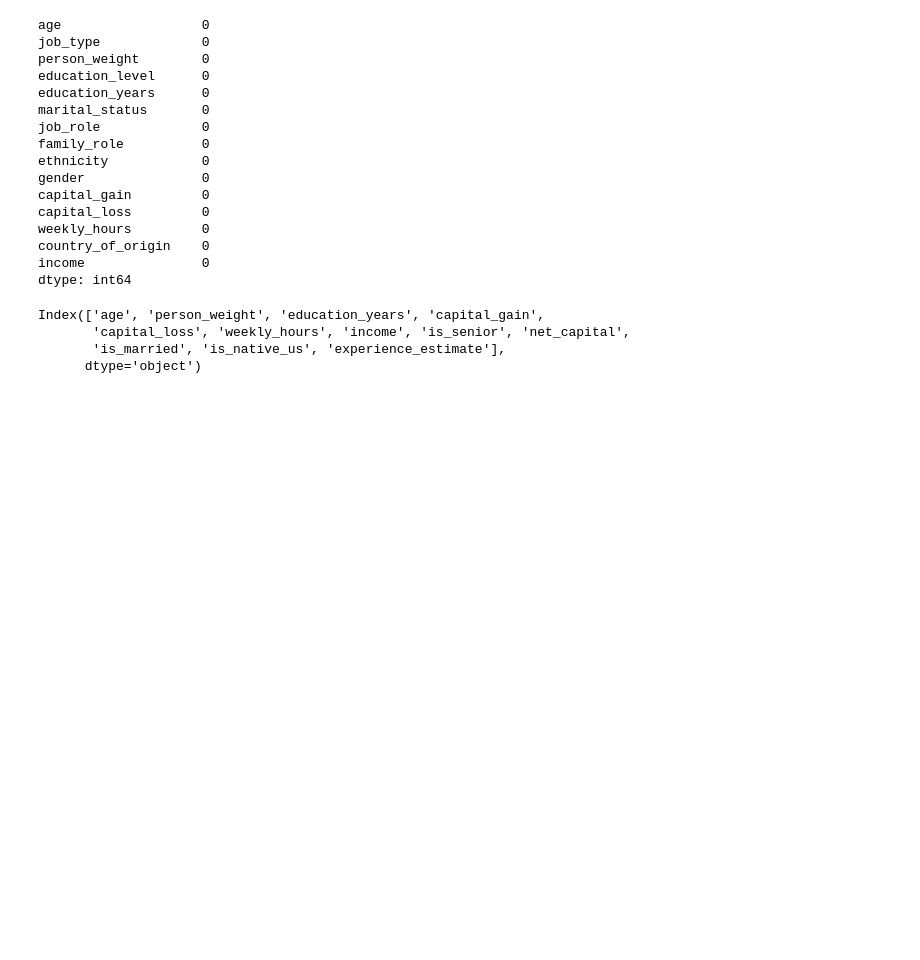
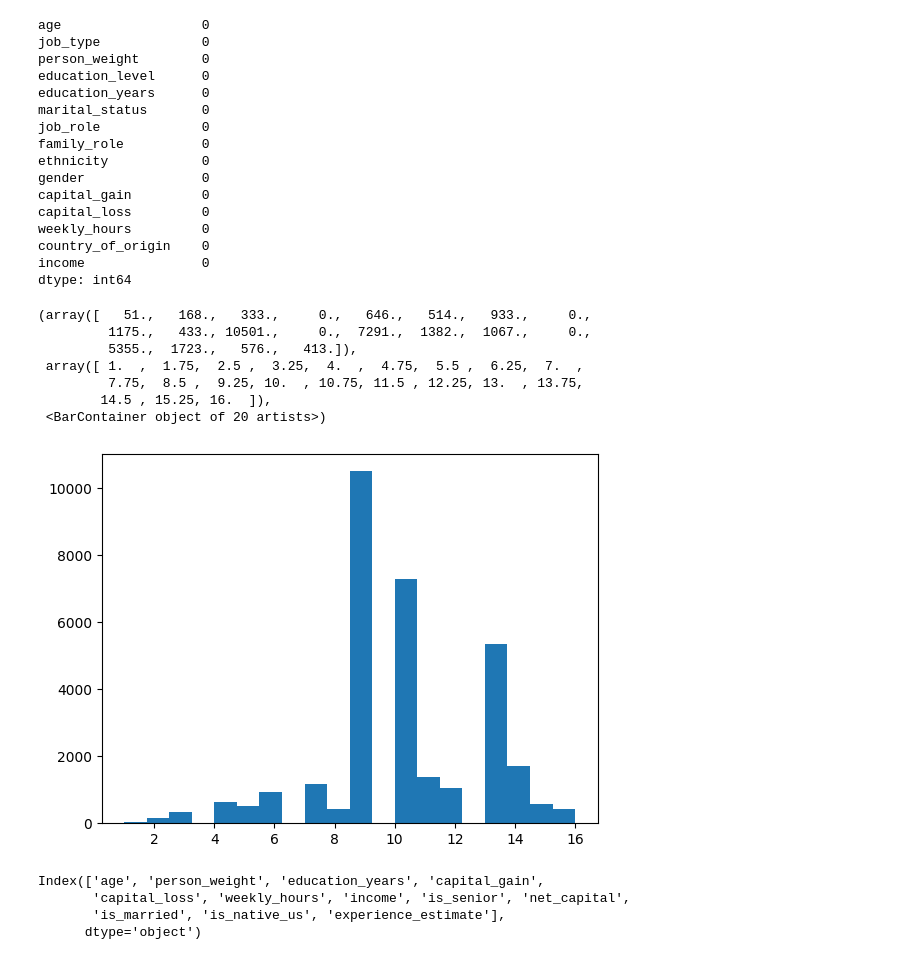
Before and after one commit to Manikantasammeta/AI-ML-Projects, a Jupyter notebook: RandomForest/adult_income_dataset/Main.ipynb, the cells around one changed output. Cells and saved outputs as stored; diff of their text form; code cells hidden in the pictures; blank space fills up the shorter version.

```diff
--- a/RandomForest/adult_income_dataset/Main.ipynb
+++ b/RandomForest/adult_income_dataset/Main.ipynb
@@ -147,6 +147,17 @@ weekly_hours         0
 country_of_origin    0
 income               0
 dtype: int64
+# %%
+plt.hist(df['education_years'], bins=20)
+# %% [output]
+(array([   51.,   168.,   333.,     0.,   646.,   514.,   933.,     0.,
+         1175.,   433., 10501.,     0.,  7291.,  1382.,  1067.,     0.,
+         5355.,  1723.,   576.,   413.]),
+ array([ 1.  ,  1.75,  2.5 ,  3.25,  4.  ,  4.75,  5.5 ,  6.25,  7.  ,
+         7.75,  8.5 ,  9.25, 10.  , 10.75, 11.5 , 12.25, 13.  , 13.75,
+        14.5 , 15.25, 16.  ]),
+ <BarContainer object of 20 artists>)
+[figure, added]
 # %%
 df['is_senior'] = df['age'] >= 60
 df['net_capital'] = df['capital_gain'] - df['capital_loss']
```
Also changed, not shown: 1 other file.
